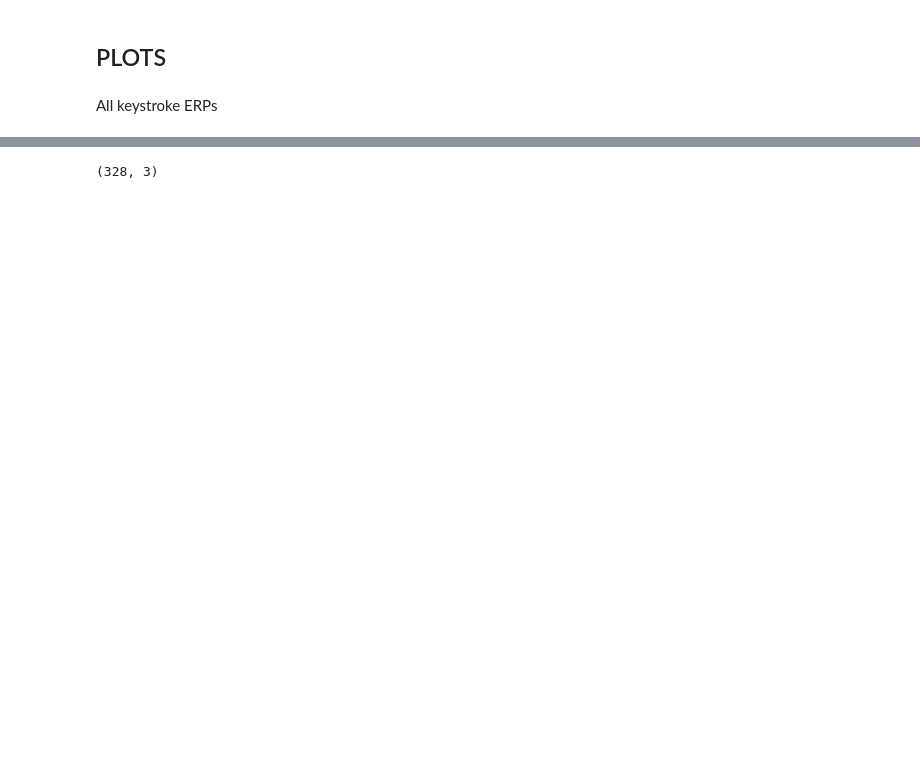
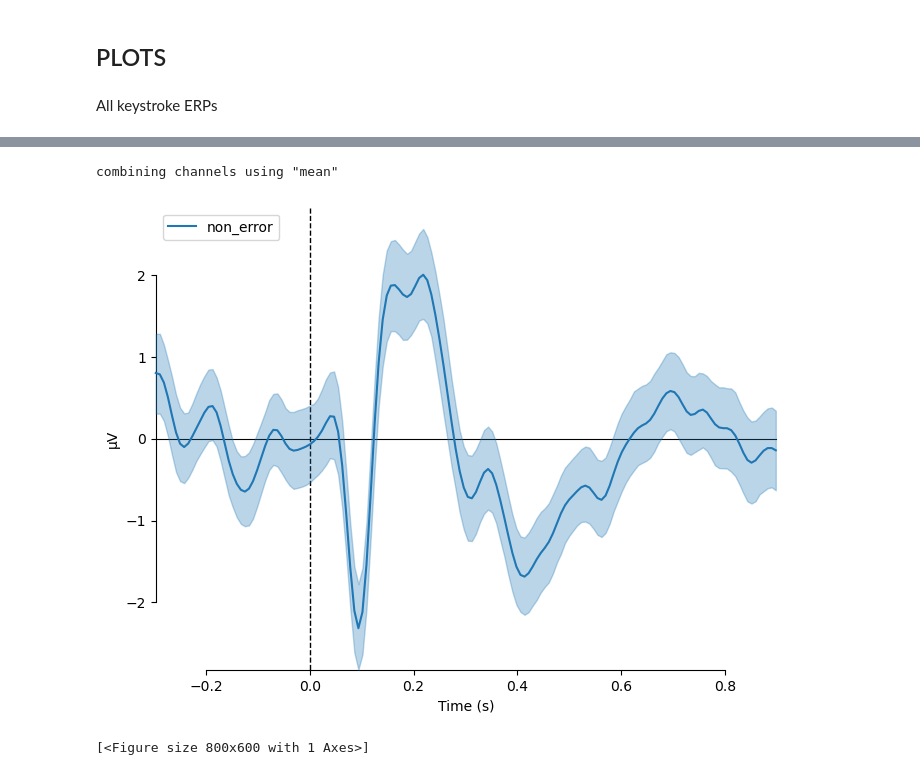
Before and after one commit to haiqin-zhang/AM-EEG, a Jupyter notebook: analysis_listen/listen_erp.ipynb, the cells around one changed output, grey strips where cells are left out. Drawn from its saved outputs; the diff is of its cells as text; code cells hidden in the pictures; blank space fills up the shorter version.

Commit message:
epoch extraction pipeline

```diff
--- a/analysis_listen/listen_erp.ipynb
+++ b/analysis_listen/listen_erp.ipynb
@@ -219,4 +159,9 @@ evoked.plot_topomap(times=[0,0.1, 0.2], average=0.05)
-# %%
-t_keystrokes.shape
-# %% [output]
-(328, 3)
+# %%
+t_evokeds = dict(
+        #cue=list(epochs['cue'].iter_evoked()),
+        non_error=list(epochs.iter_evoked()))
+mne.viz.plot_compare_evokeds(t_evokeds, combine = 'mean')
+# %% [output]
+combining channels using "mean"
+[figure, added]
+[<Figure size 800x600 with 1 Axes>]
```
Also changed, not shown: parts of 15 cells of this notebook, 22 other files.
